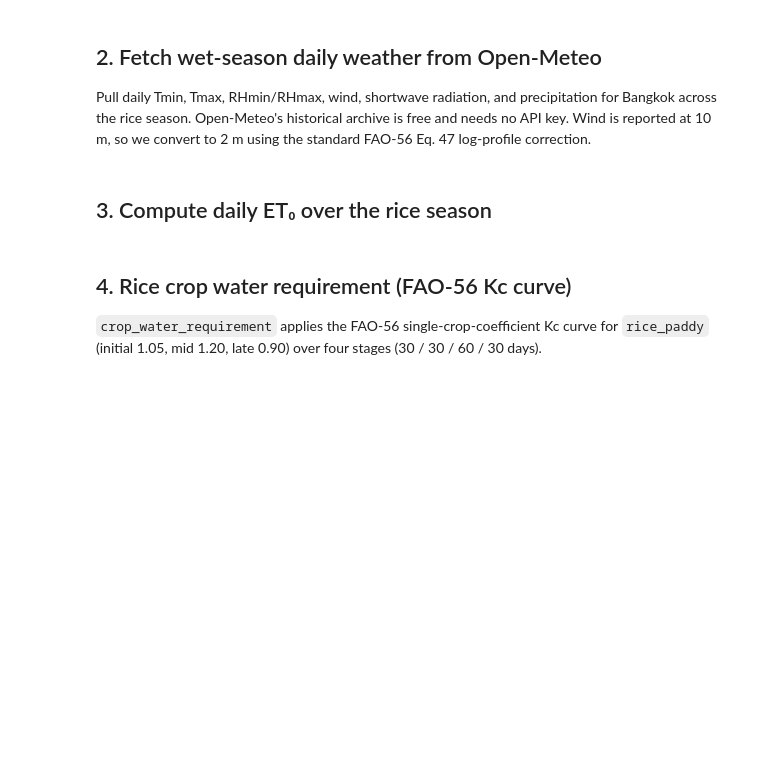
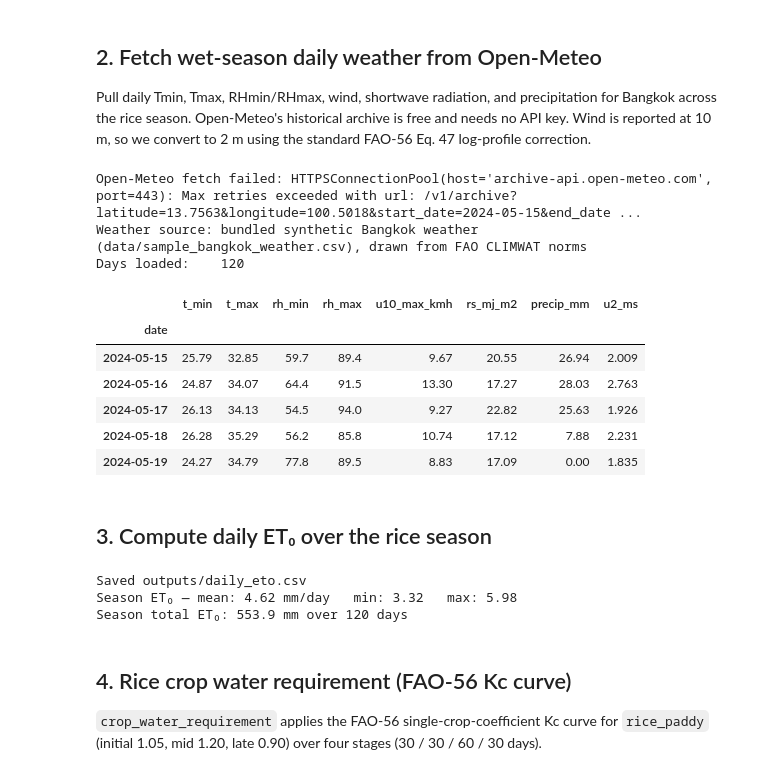
Before and after one commit to Rekin226/aquascope-demos, a Jupyter notebook: 03_bangkok_eto_rice/notebook.ipynb, the cells around one changed output. Cells and saved outputs as stored; diff of their text form; code cells hidden in the pictures; blank space fills up the shorter version.

```diff
--- a/03_bangkok_eto_rice/notebook.ipynb
+++ b/03_bangkok_eto_rice/notebook.ipynb
@@ -79,8 +84,16 @@ print(f"  Δ:               {delta:+.3f} mm/day  (tolerance ±{FAO56_EXAMPLE18_T
 
 Pull daily Tmin, Tmax, RHmin/RHmax, wind, shortwave radiation, and precipitation for Bangkok across the rice season. Open-Meteo's historical archive is free and needs no API key. Wind is reported at 10 m, so we convert to 2 m using the standard FAO-56 Eq. 47 log-profile correction.
 # %%
-def fetch_openmeteo(lat: float, lon: float, start: date, days: int, cache: Path) -> pd.DataFrame:
-    """Return daily weather DataFrame indexed by date."""
+BUNDLED_WEATHER = Path("data") / "sample_bangkok_weather.csv"
+
+
+def fetch_openmeteo(lat: float, lon: float, start: date, days: int, cache: Path) -> tuple[pd.DataFrame, str]:
+    """Return (weather_dataframe, source_label).
+
+    Tries Open-Meteo first, then the local cache from a previous run, then the
+    bundled synthetic Bangkok weather sample. Either path produces the same
+    DataFrame columns so the rest of the notebook is identical.
+    """
     end = pd.Timestamp(start) + pd.Timedelta(days=days - 1)
     try:
         import requests
@@ -96,43 +109,61 @@ def fetch_openmeteo(lat: float, lon: float, start: date, days: int, cache: Path)
                 "relative_humidity_2m_min", "relative_humidity_2m_max",
                 "wind_speed_10m_max", "shortwave_radiation_sum",
                 "precipitation_sum",
             ]),
             "timezone": "Asia/Bangkok",
         }
         r = requests.get(url, params=params, timeout=30)
         r.raise_for_status()
         d = r.json()["daily"]
         wx = pd.DataFrame(
             {
                 "t_min": d["temperature_2m_min"],
                 "t_max": d["temperature_2m_max"],
                 "rh_min": d["relative_humidity_2m_min"],
                 "rh_max": d["relative_humidity_2m_max"],
                 "u10_max_kmh": d["wind_speed_10m_max"],
                 "rs_mj_m2": d["shortwave_radiation_sum"],
                 "precip_mm": d["precipitation_sum"],
             },
             index=pd.to_datetime(d["time"]),
         )
-        # Convert wind from 10 m km/h to 2 m m/s using FAO-56 Eq. 47:
-        # u2 = u10 × 4.87 / ln(67.8 × 10 − 5.42)
         u10_ms = wx["u10_max_kmh"] / 3.6
         wx["u2_ms"] = u10_ms * 4.87 / np.log(67.8 * 10 - 5.42)
         wx.index.name = "date"
         wx.to_csv(cache)
-        print(f"Fetched {len(wx)} days from Open-Meteo; cached to {cache}.")
+        return wx, f"live Open-Meteo (cached to {cache})"
     except Exception as exc:  # noqa: BLE001
-        if not cache.exists():
-            raise RuntimeError(
-                f"Open-Meteo fetch failed ({exc}) and no cache at {cache}."
-            ) from exc
+        print(f"Open-Meteo fetch failed: {exc}")
+
+    if cache.exists():
         wx = pd.read_csv(cache, index_col=0, parse_dates=True)
-        print(f"Open-Meteo fetch failed; using {len(wx)} cached days from {cache}.")
-    return wx
+        return wx, f"local cache from a previous run ({cache})"
+
+    if BUNDLED_WEATHER.exists():
+        wx = pd.read_csv(BUNDLED_WEATHER, index_col=0, parse_dates=True)
+        return wx, f"bundled synthetic Bangkok weather ({BUNDLED_WEATHER}), drawn from FAO CLIMWAT norms"
+
+    raise RuntimeError(
+        f"No weather data available. Open-Meteo failed, no cache, and {BUNDLED_WEATHER} is missing. "
+        "Run `python data/generate_sample.py` to regenerate the fallback."
+    )
 
 
-wx = fetch_openmeteo(LAT, LON, PLANTING_DATE, SEASON_DAYS, WEATHER_CACHE)
+wx, weather_source = fetch_openmeteo(LAT, LON, PLANTING_DATE, SEASON_DAYS, WEATHER_CACHE)
+print(f"Weather source: {weather_source}")
+print(f"Days loaded:    {len(wx)}")
 wx.head()
+# %% [output]
+Open-Meteo fetch failed: HTTPSConnectionPool(host='archive-api.open-meteo.com', port=443): Max retries exceeded with url: /v1/archive?latitude=13.7563&longitude=100.5018&start_date=2024-05-15&end_date ...
+Weather source: bundled synthetic Bangkok weather (data/sample_bangkok_weather.csv), drawn from FAO CLIMWAT norms
+Days loaded:    120
+|  | t_min | t_max | rh_min | rh_max | u10_max_kmh | rs_mj_m2 | precip_mm | u2_ms |
+| date |  |  |  |  |  |  |  |  |
+| 2024-05-15 | 25.79 | 32.85 | 59.7 | 89.4 | 9.67 | 20.55 | 26.94 | 2.009 |
+| 2024-05-16 | 24.87 | 34.07 | 64.4 | 91.5 | 13.30 | 17.27 | 28.03 | 2.763 |
+| 2024-05-17 | 26.13 | 34.13 | 54.5 | 94.0 | 9.27 | 22.82 | 25.63 | 1.926 |
+| 2024-05-18 | 26.28 | 35.29 | 56.2 | 85.8 | 10.74 | 17.12 | 7.88 | 2.231 |
+| 2024-05-19 | 24.27 | 34.79 | 77.8 | 89.5 | 8.83 | 17.09 | 0.00 | 1.835 |
 # %% [markdown]
 ## 3. Compute daily ET₀ over the rice season
 # %%
@@ -157,6 +188,10 @@ eto_series.to_csv(OUTPUT_DIR / "daily_eto.csv")
 print(f"Saved {OUTPUT_DIR / 'daily_eto.csv'}")
 print(f"Season ET₀ — mean: {eto_series.mean():.2f} mm/day   min: {eto_series.min():.2f}   max: {eto_series.max():.2f}")
 print(f"Season total ET₀: {eto_series.sum():.1f} mm over {len(eto_series)} days")
+# %% [output]
+Saved outputs/daily_eto.csv
+Season ET₀ — mean: 4.62 mm/day   min: 3.32   max: 5.98
+Season total ET₀: 553.9 mm over 120 days
 # %% [markdown]
 ## 4. Rice crop water requirement (FAO-56 Kc curve)
 
```
Also changed, not shown: parts of 6 cells of this notebook, 32 other files.
